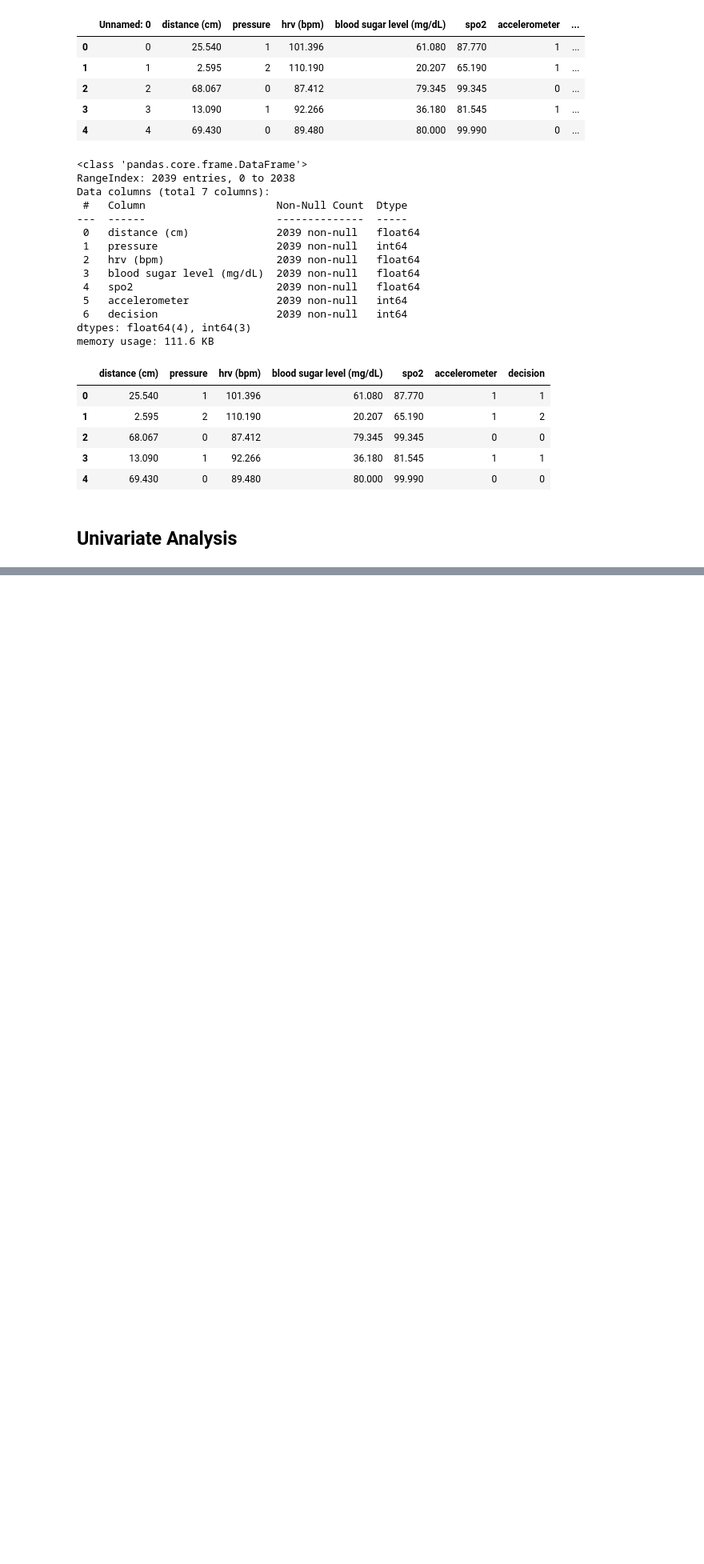
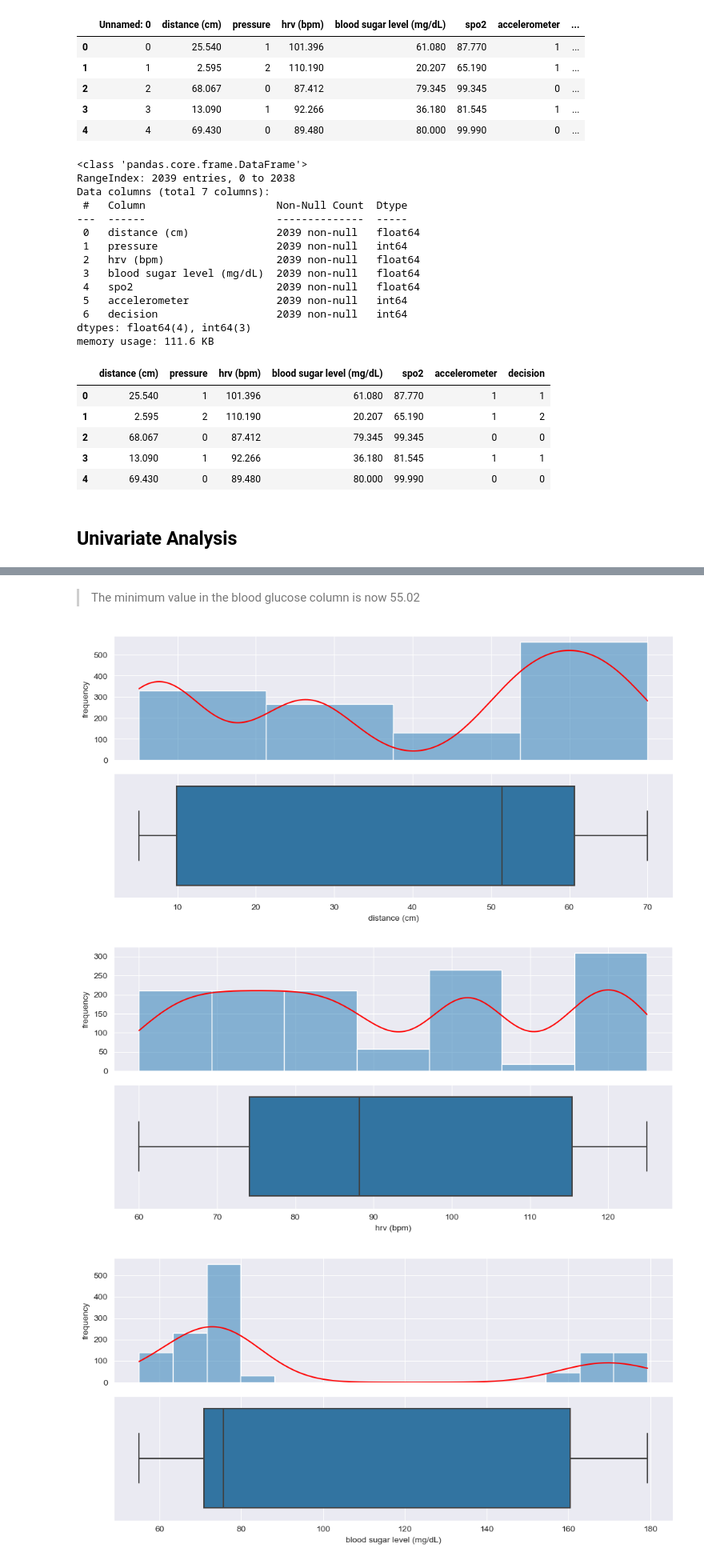
Before and after one commit to kevinbrnett/Fall-Prediction-Model, a Jupyter notebook: Exploratory Data Analysis.ipynb, the cells around one changed output, grey strips where cells are left out. Shown at 80% size. Cells and saved outputs as stored; diff of their text form; code cells hidden in the pictures; blank space fills up the shorter version.

```diff
--- a/Exploratory Data Analysis.ipynb
+++ b/Exploratory Data Analysis.ipynb
@@ -80,0 +120,4 @@ for col in df:
+# %%
+## Filtering the dataframe to exlude any blood glucose reading below 55
+df = df.drop(df[df['blood sugar level (mg/dL)'] < 55].index)
+df.describe()
@@ -80,0 +134,30 @@ for col in df:
+# %% [markdown]
+> The minimum value in the blood glucose column is now 55.02
+# %%
+## For loop to iterate through continuous features and display histogram and
+## boxplot, sharing the x-axis
+for col in df:
+
+    ## If statement to select dtype
+    if df[col].dtype == 'float64':
+
+        ## Saving the bins dictionary to a variable
+        bins = bin_settings.get(col, 'auto')
+
+        ## Subplots configuration
+        fig, ax = plt.subplots(2,1, figsize=(10,5), sharex=True)
+
+        ## Histogram
+        sns.histplot(data=df[col], bins=bins, kde=True, ax=ax[0])
+        ax[0].lines[0].set_color('red')
+        ax[0].set_ylabel('frequency')
+
+        ## Boxplot
+        sns.boxplot(data=df, x=df[col], ax=ax[1])
+
+        plt.tight_layout()
+        plt.show()
+# %% [output]
+[figure, added]
+[figure, added]
+[figure, added]
```
Also changed, not shown: parts of 22 cells of this notebook.
